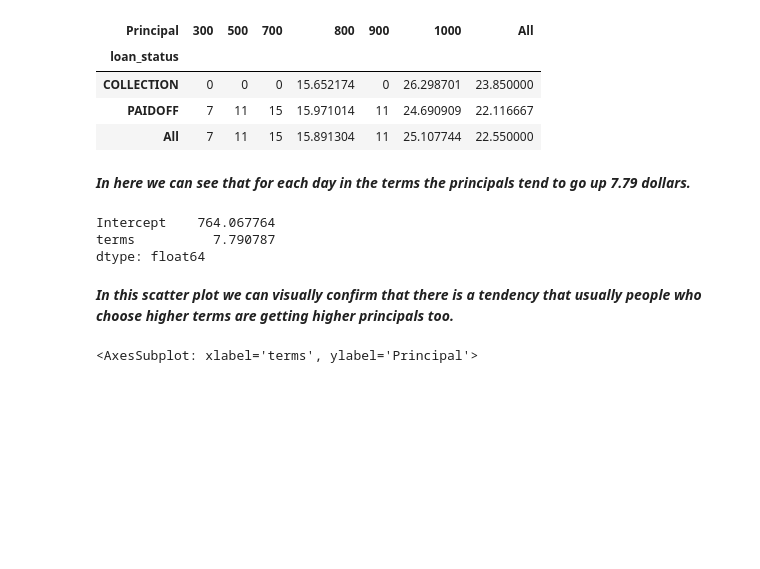
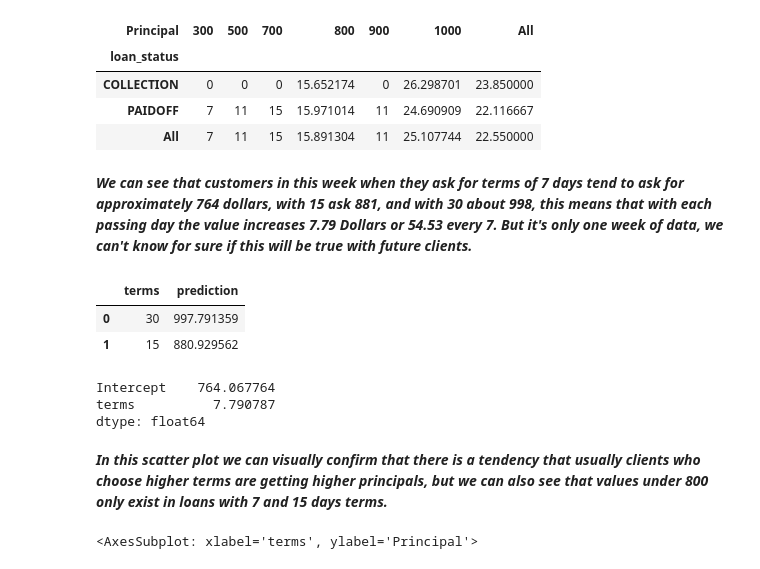
Before and after one commit to ThatPoter/Bank-Loan-Classifier, a Jupyter notebook: LoansStatusClassification(Unbalanced).ipynb, the cells around one changed output. Saved outputs shown, nothing was run; the diff lists cells and outputs as text; code cells hidden in the pictures; blank space fills up the shorter version.

```diff
--- a/LoansStatusClassification(Unbalanced).ipynb
+++ b/LoansStatusClassification(Unbalanced).ipynb
@@ -307,18 +305,24 @@ df.pivot_table(
 | COLLECTION | 0 | 0 | 0 | 15.652174 | 0 | 26.298701 | 23.850000 |
 | PAIDOFF | 7 | 11 | 15 | 15.971014 | 11 | 24.690909 | 22.116667 |
 | All | 7 | 11 | 15 | 15.891304 | 11 | 25.107744 | 22.550000 |
-# %% [markdown]
-***In here we can see that for each day in the terms the principals tend to go up 7.79 dollars.***
+# %% [markdown]
+***We can see that customers in this week when they ask for terms of 7 days tend to ask for approximately 764 dollars, with 15 ask 881, and with 30 about 998, this means that with each passing day the value increases 7.79 Dollars or 54.53 every 7. But it's only one week of data, we can't know for sure if this will be true with future clients.***
 # %%
 import statsmodels.formula.api as smf
-results = smf.ols('Principal ~ terms', data=df).fit()
-results.params
+
+reg_model = smf.ols("Principal ~ terms", data=df).fit()
+terms = pd.DataFrame({"terms": [30, 15]})
+predictions = terms.assign(prediction=reg_model.predict(terms))
+display(predictions, reg_model.params)
 # %% [output]
+|  | terms | prediction |
+| 0 | 30 | 997.791359 |
+| 1 | 15 | 880.929562 |
 Intercept    764.067764
 terms          7.790787
 dtype: float64
 # %% [markdown]
-***In this scatter plot we can visually confirm that there is a tendency that usually people who choose higher terms are getting higher principals too.***
+***In this scatter plot we can visually confirm that there is a tendency that usually clients who choose higher terms are getting higher principals, but we can also see that values under 800 only exist in loans with 7 and 15 days terms.***
 # %%
 sns.regplot(x='terms', y='Principal', data=df)
 # %% [output]
```
Also changed, not shown: parts of 24 cells of this notebook.
